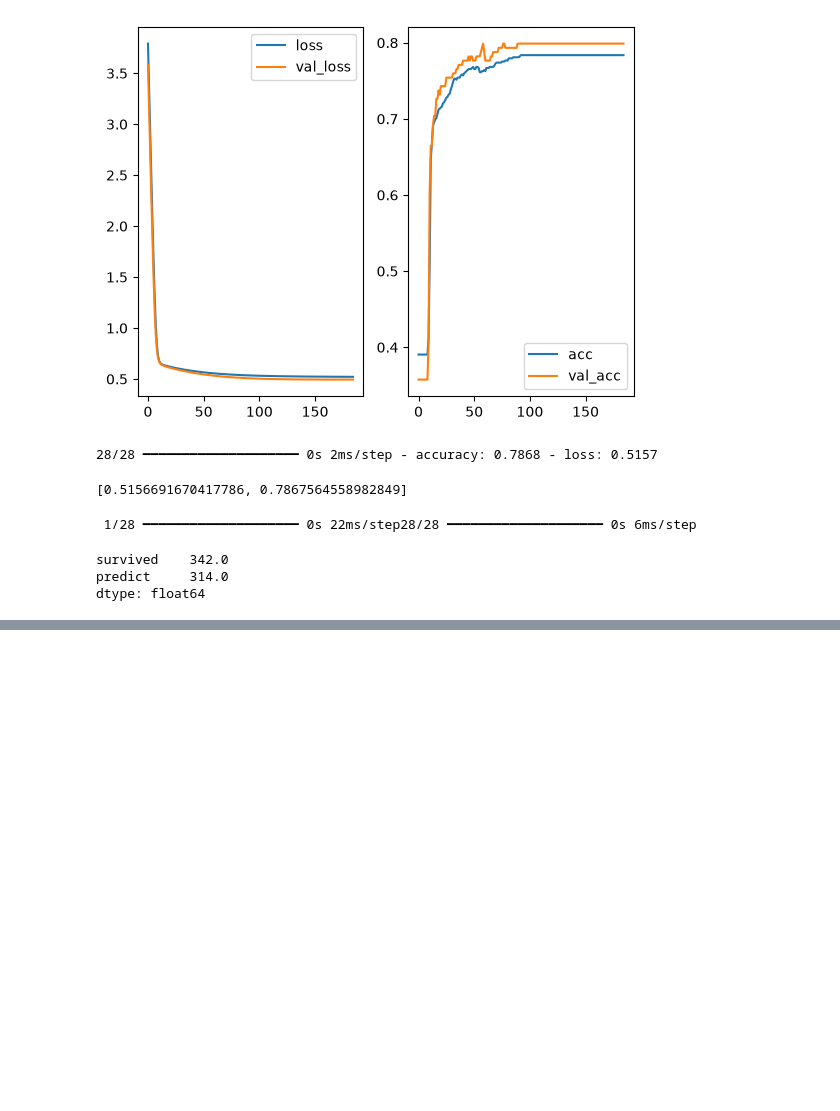
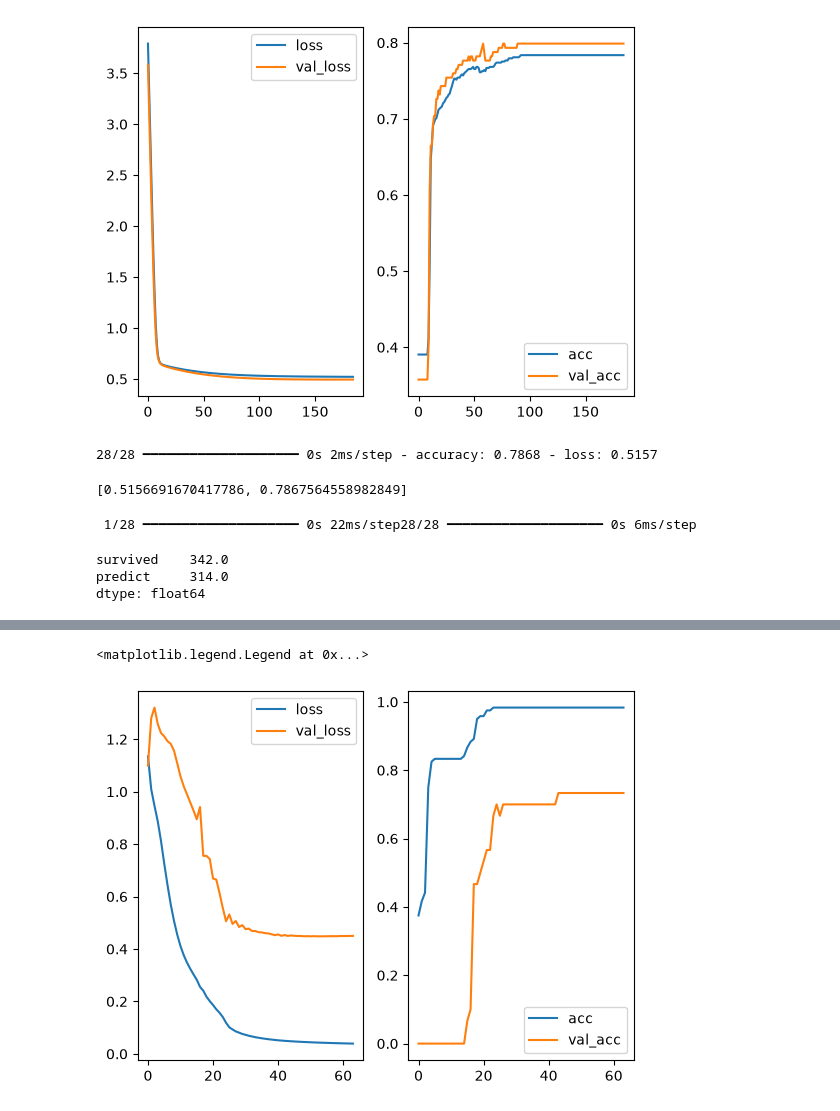
Before and after one commit to heavyrainseo/deeplearning, a Jupyter notebook: test.ipynb, the cells around one changed output, grey strips where cells are left out. Drawn from its saved outputs; the diff is of its cells as text; code cells hidden in the pictures; blank space fills up the shorter version.

Commit message:
Implement iris softmax

```diff
--- a/test.ipynb
+++ b/test.ipynb
@@ -291,0 +325,3 @@ dtype: float64
+# %%
+df = pd.get_dummies(iris, columns=['species'], dtype=int)
+df.head()
@@ -291,0 +340,4 @@ dtype: float64
+# %%
+x = df.iloc[:, :4]
+y = df.iloc[:, 4:]
+x, y
@@ -291,0 +362,10 @@ dtype: float64
+# %%
+model = Sequential()
+model.add(Input(shape=(4,)))
+model.add(Dense(64, activation='relu'))
+model.add(Dense(32, activation='relu'))
+model.add(Dense(16, activation='relu'))
+model.add(Dense(3, activation='softmax'))
+
+model.compile(loss='categorical_crossentropy', optimizer='adam', metrics=['accuracy'])
+model.summary()
@@ -291,0 +388,18 @@ dtype: float64
+# %%
+from tensorflow.keras.callbacks import EarlyStopping
+
+esc = EarlyStopping(patience=10, monitor='val_loss')
+history = model.fit(x, y, callbacks=[esc], validation_split=0.2, epochs=1000, batch_size=16, verbose=0)
+# %%
+ax = plt.subplot(1,2,1)
+ax.plot(history.history['loss'], label='loss')
+ax.plot(history.history['val_loss'], label='val_loss')
+ax.legend()
+
+ax = plt.subplot(1,2,2)
+ax.plot(history.history['accuracy'], label='acc')
+ax.plot(history.history['val_accuracy'], label='val_acc')
+ax.legend()
+# %% [output]
+<matplotlib.legend.Legend at 0x...>
+[figure, added]
```
Also changed, not shown: parts of 8 cells of this notebook.
